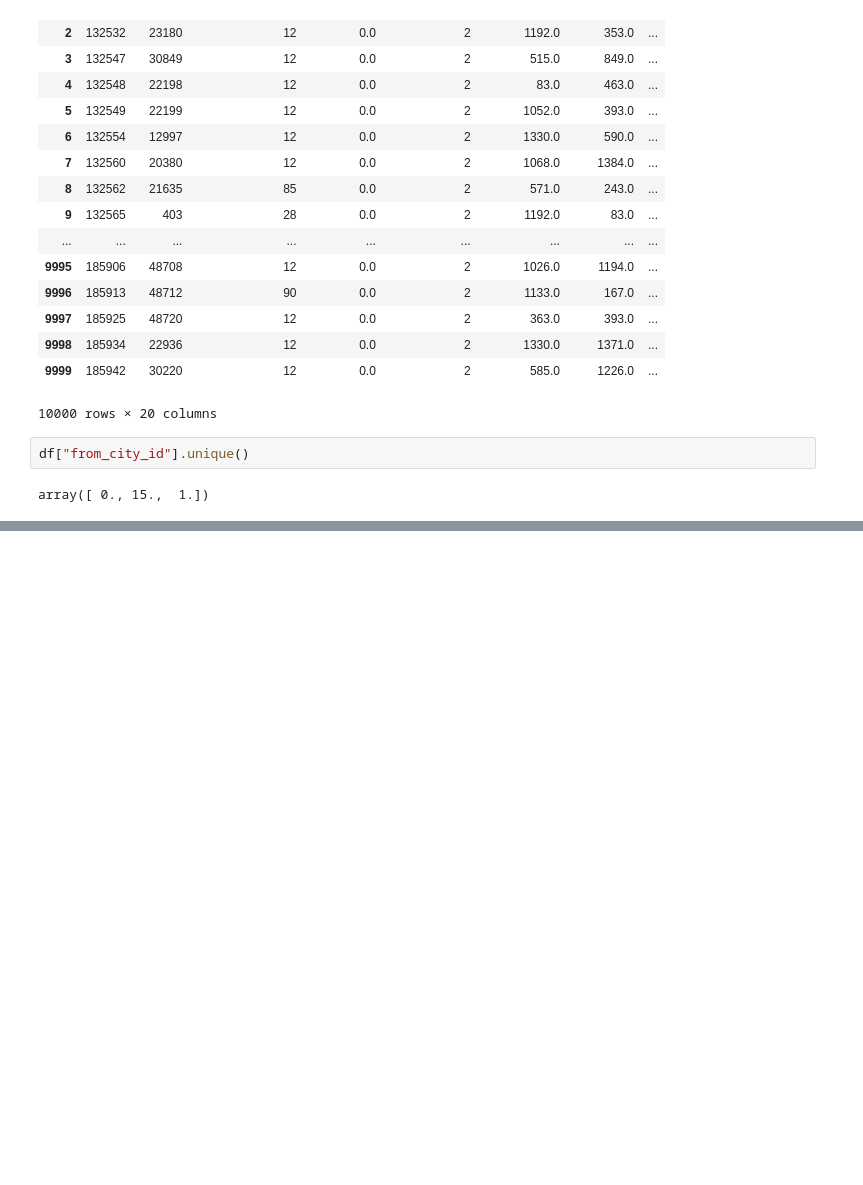
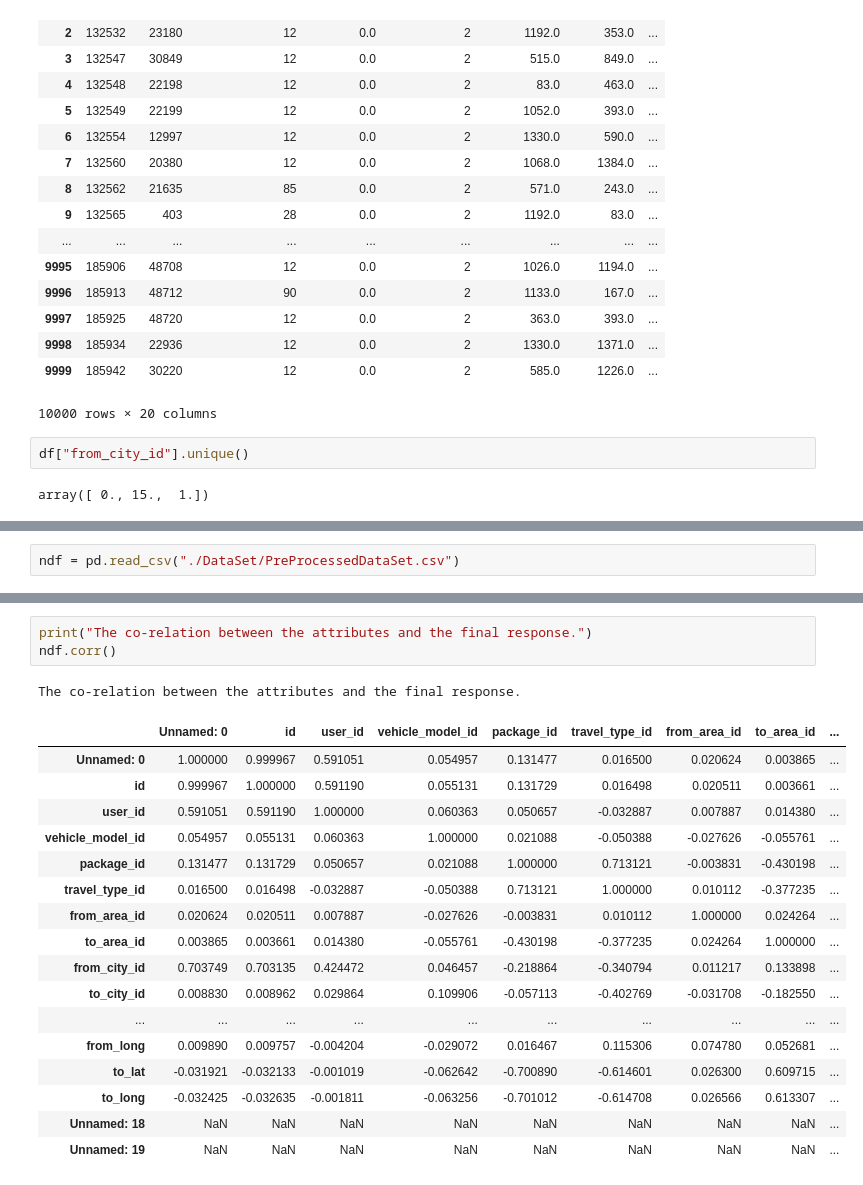
Before and after one commit to nish17/prediction-of-cab-cancellation, a Jupyter notebook: main.ipynb, the cells around one changed output, grey strips where cells are left out. Drawn from its saved outputs; the diff is of its cells as text; blank space fills up the shorter version.

```diff
--- a/main.ipynb
+++ b/main.ipynb
@@ -77,0 +92,2 @@ array([ 0., 15.,  1.])
+# %%
+ndf = pd.read_csv("./DataSet/PreProcessedDataSet.csv")
@@ -77,0 +104,22 @@ array([ 0., 15.,  1.])
+# %%
+print("The co-relation between the attributes and the final response.")
+ndf.corr()
+# %% [output]
+The co-relation between the attributes and the final response.
+|  | Unnamed: 0 | id | user_id | vehicle_model_id | package_id | travel_type_id | from_area_id | to_area_id | ... |
+| Unnamed: 0 | 1.000000 | 0.999967 | 0.591051 | 0.054957 | 0.131477 | 0.016500 | 0.020624 | 0.003865 | ... |
+| id | 0.999967 | 1.000000 | 0.591190 | 0.055131 | 0.131729 | 0.016498 | 0.020511 | 0.003661 | ... |
+| user_id | 0.591051 | 0.591190 | 1.000000 | 0.060363 | 0.050657 | -0.032887 | 0.007887 | 0.014380 | ... |
+| vehicle_model_id | 0.054957 | 0.055131 | 0.060363 | 1.000000 | 0.021088 | -0.050388 | -0.027626 | -0.055761 | ... |
+| package_id | 0.131477 | 0.131729 | 0.050657 | 0.021088 | 1.000000 | 0.713121 | -0.003831 | -0.430198 | ... |
+| travel_type_id | 0.016500 | 0.016498 | -0.032887 | -0.050388 | 0.713121 | 1.000000 | 0.010112 | -0.377235 | ... |
+| from_area_id | 0.020624 | 0.020511 | 0.007887 | -0.027626 | -0.003831 | 0.010112 | 1.000000 | 0.024264 | ... |
+| to_area_id | 0.003865 | 0.003661 | 0.014380 | -0.055761 | -0.430198 | -0.377235 | 0.024264 | 1.000000 | ... |
+| from_city_id | 0.703749 | 0.703135 | 0.424472 | 0.046457 | -0.218864 | -0.340794 | 0.011217 | 0.133898 | ... |
+| to_city_id | 0.008830 | 0.008962 | 0.029864 | 0.109906 | -0.057113 | -0.402769 | -0.031708 | -0.182550 | ... |
+| ... | ... | ... | ... | ... | ... | ... | ... | ... | ... |
+| from_long | 0.009890 | 0.009757 | -0.004204 | -0.029072 | 0.016467 | 0.115306 | 0.074780 | 0.052681 | ... |
+| to_lat | -0.031921 | -0.032133 | -0.001019 | -0.062642 | -0.700890 | -0.614601 | 0.026300 | 0.609715 | ... |
+| to_long | -0.032425 | -0.032635 | -0.001811 | -0.063256 | -0.701012 | -0.614708 | 0.026566 | 0.613307 | ... |
+| Unnamed: 18 | NaN | NaN | NaN | NaN | NaN | NaN | NaN | NaN | ... |
+| Unnamed: 19 | NaN | NaN | NaN | NaN | NaN | NaN | NaN | NaN | ... |
```
Also changed, not shown: parts of 3 cells of this notebook.
